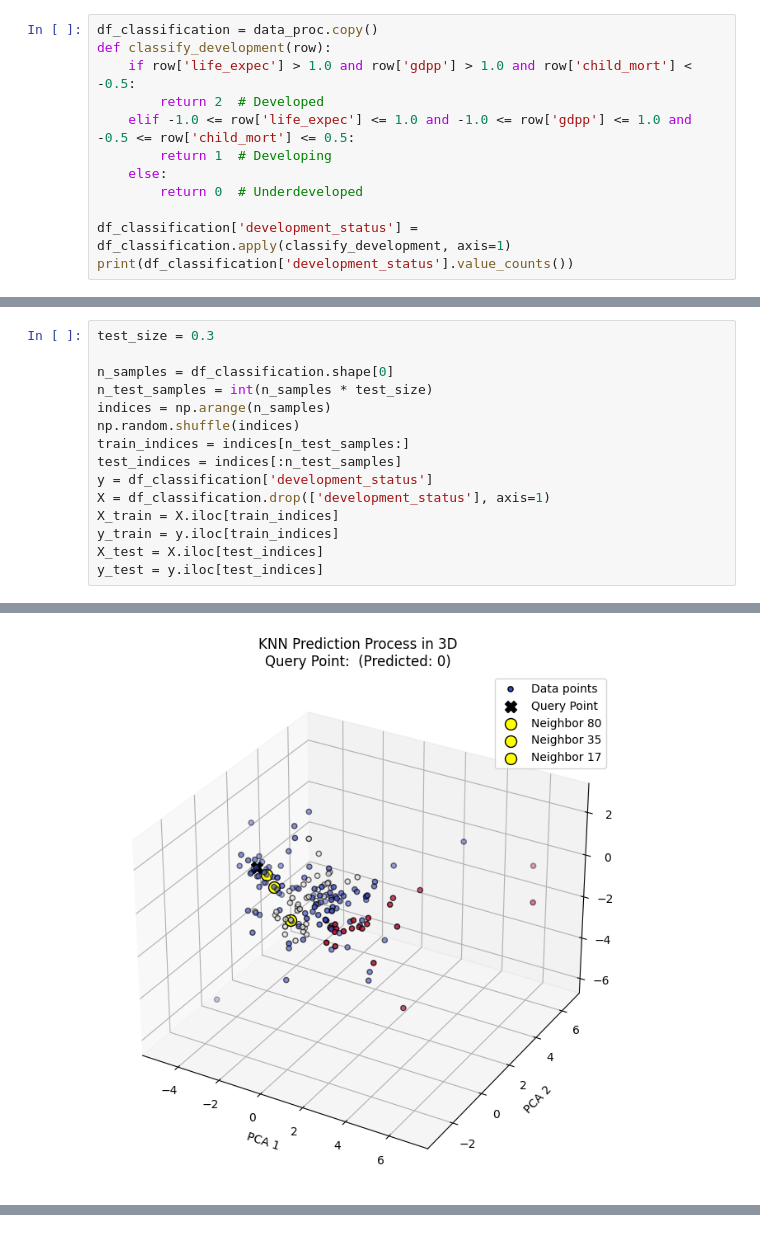
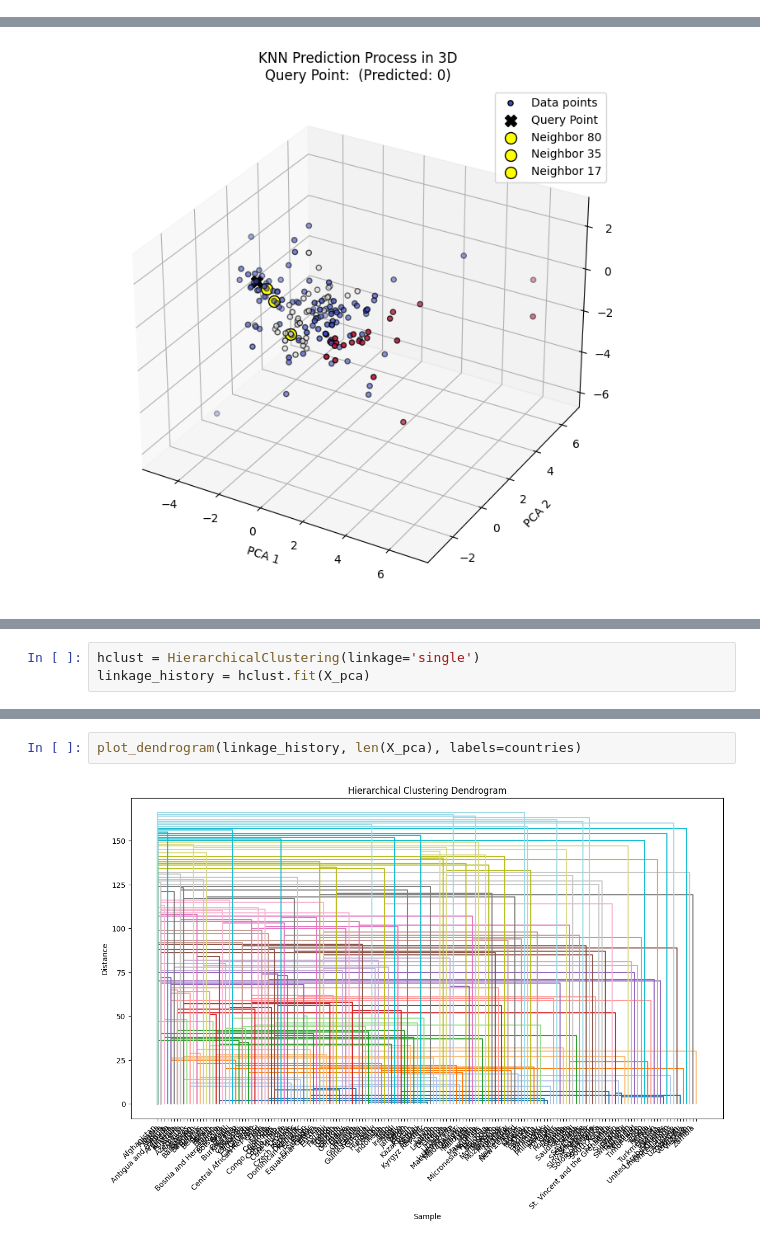
Before and after one commit to hexager/Clustering, a Jupyter notebook: ClusteringPlus.ipynb, the cells around one changed output, grey strips where cells are left out. Saved outputs shown, nothing was run; the diff lists cells and outputs as text.

Commit message:
Hierarchical Clustering, Fixed KNN

```diff
--- a/ClusteringPlus.ipynb
+++ b/ClusteringPlus.ipynb
@@ -194,15 +185,3 @@ class KNearestNeighbourClustering:
     def predict(self,X_test):
         predictions = [self.distsortvote(x) for x in np.array(X_test)]
         return np.array(predictions)
-# %%
-df_classification = data_proc.copy()
-def classify_development(row):
-    if row['life_expec'] > 1.0 and row['gdpp'] > 1.0 and row['child_mort'] < -0.5:
-        return 2  # Developed
-    elif -1.0 <= row['life_expec'] <= 1.0 and -1.0 <= row['gdpp'] <= 1.0 and -0.5 <= row['child_mort'] <= 0.5:
-        return 1  # Developing
-    else:
-        return 0  # Underdeveloped
-
-df_classification['development_status'] = df_classification.apply(classify_development, axis=1)
-print(df_classification['development_status'].value_counts())
@@ -230,18 +188,3 @@ plt.show()
-# %%
-test_size = 0.3
-
-n_samples = df_classification.shape[0]
-n_test_samples = int(n_samples * test_size)
-indices = np.arange(n_samples)
-np.random.shuffle(indices)
-train_indices = indices[n_test_samples:]
-test_indices = indices[:n_test_samples]
-y = df_classification['development_status']
-X = df_classification.drop(['development_status'], axis=1)
-X_train = X.iloc[train_indices]
-y_train = y.iloc[train_indices]
-X_test = X.iloc[test_indices]
-y_test = y.iloc[test_indices]
 # %%
 knnclust = KNearestNeighbourClustering()
 knnclust.fit(X_train,y_train)
@@ -281,0 +308,3 @@ ax.legend()
+# %%
+hclust = HierarchicalClustering(linkage='single')
+linkage_history = hclust.fit(X_pca)
@@ -281,0 +385,4 @@ ax.legend()
+# %%
+plot_dendrogram(linkage_history, len(X_pca), labels=countries)
+# %% [output]
+[figure, added]
```
Also changed, not shown: parts of 10 cells of this notebook, 1 other file.
